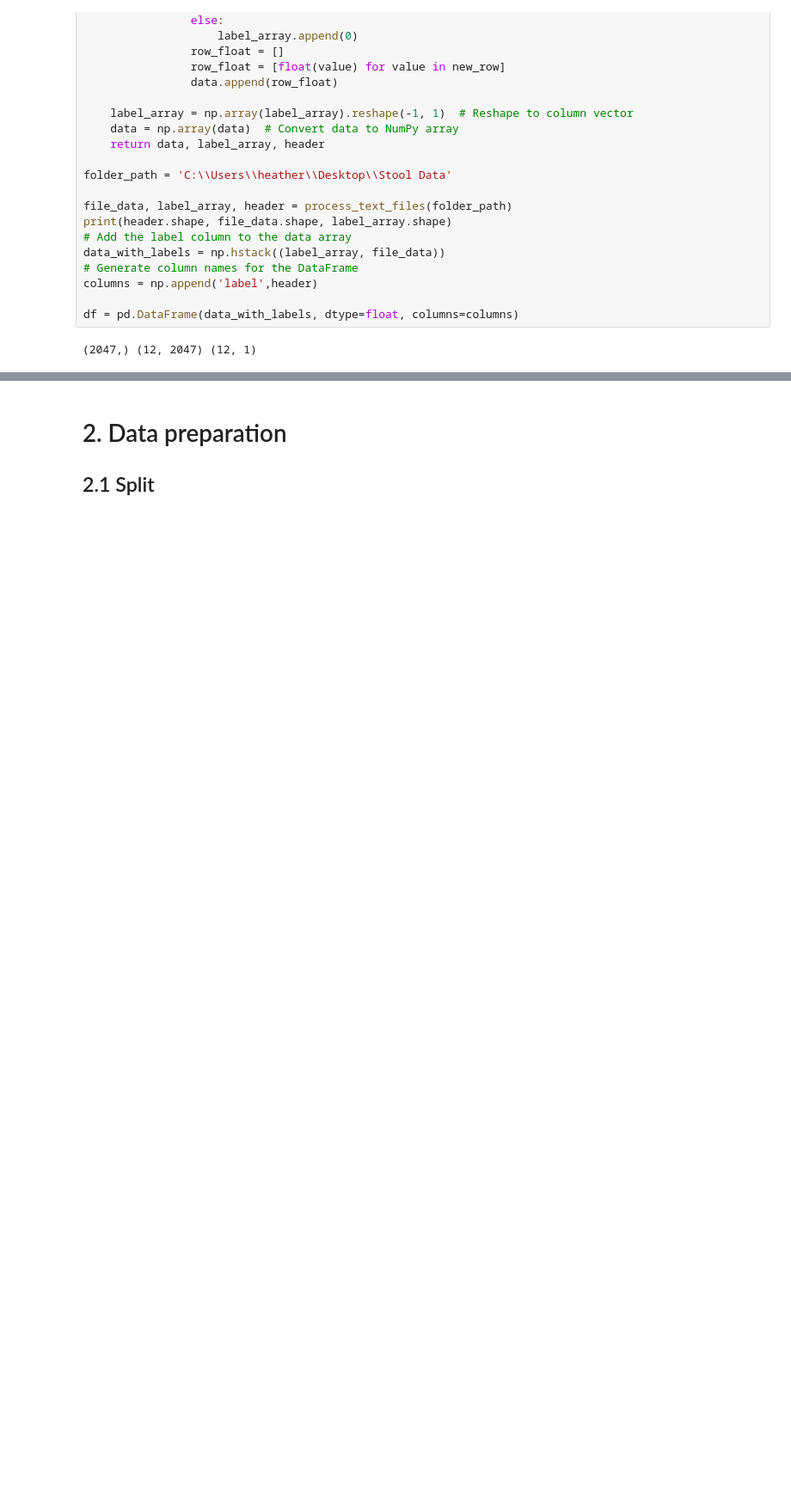
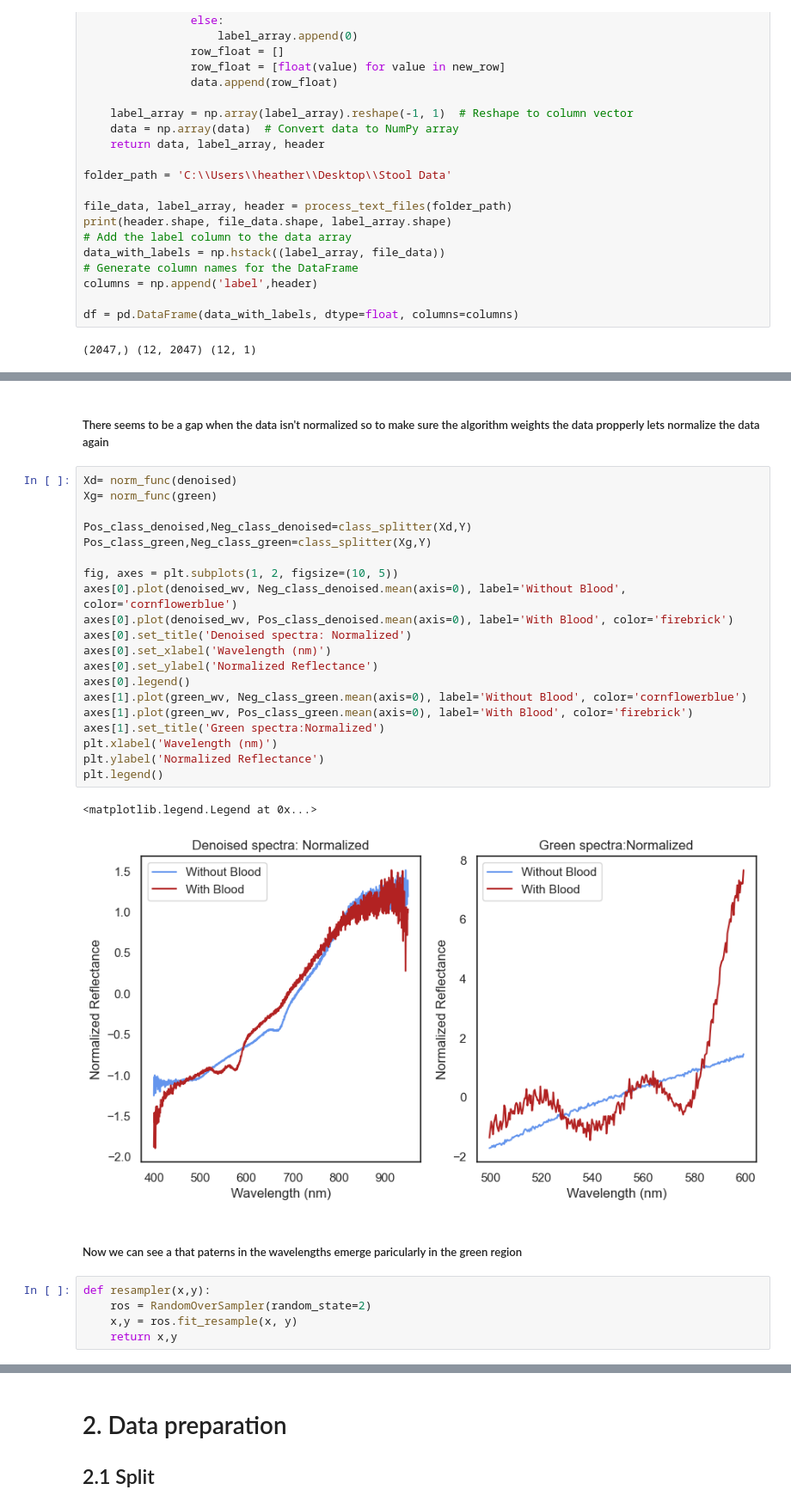
Before and after one commit to knockonhwood/EIH_spec, a Jupyter notebook: EIH_CNN_Blood_in_stool_test.ipynb, the cells around one changed output, grey strips where cells are left out. Shown: that part at 86% size. Drawn from its saved outputs; the diff is of its cells as text; blank space fills up the shorter version.

```diff
--- a/EIH_CNN_Blood_in_stool_test.ipynb
+++ b/EIH_CNN_Blood_in_stool_test.ipynb
@@ -146,0 +170,32 @@ There are  10  samples in the positive class
+# %% [markdown]
+##### There seems to be a gap when the data isn't normalized so to make sure the algorithm weights the data propperly lets normalize the data again
+# %%
+Xd= norm_func(denoised)
+Xg= norm_func(green)
+
+Pos_class_denoised,Neg_class_denoised=class_splitter(Xd,Y)
+Pos_class_green,Neg_class_green=class_splitter(Xg,Y)
+
+fig, axes = plt.subplots(1, 2, figsize=(10, 5))
+axes[0].plot(denoised_wv, Neg_class_denoised.mean(axis=0), label='Without Blood', color='cornflowerblue')
+axes[0].plot(denoised_wv, Pos_class_denoised.mean(axis=0), label='With Blood', color='firebrick')
+axes[0].set_title('Denoised spectra: Normalized')
+axes[0].set_xlabel('Wavelength (nm)')
+axes[0].set_ylabel('Normalized Reflectance')
+axes[0].legend()
+axes[1].plot(green_wv, Neg_class_green.mean(axis=0), label='Without Blood', color='cornflowerblue')
+axes[1].plot(green_wv, Pos_class_green.mean(axis=0), label='With Blood', color='firebrick')
+axes[1].set_title('Green spectra:Normalized')
+plt.xlabel('Wavelength (nm)')
+plt.ylabel('Normalized Reflectance')
+plt.legend()
+# %% [output]
+<matplotlib.legend.Legend at 0x...>
+[figure, added]
+# %% [markdown]
+##### Now we can see a that paterns in the wavelengths emerge paricularly in the green region
+# %%
+def resampler(x,y):
+    ros = RandomOverSampler(random_state=2)
+    x,y = ros.fit_resample(x, y)
+    return x,y
```
Also changed, not shown: parts of 28 cells of this notebook.
